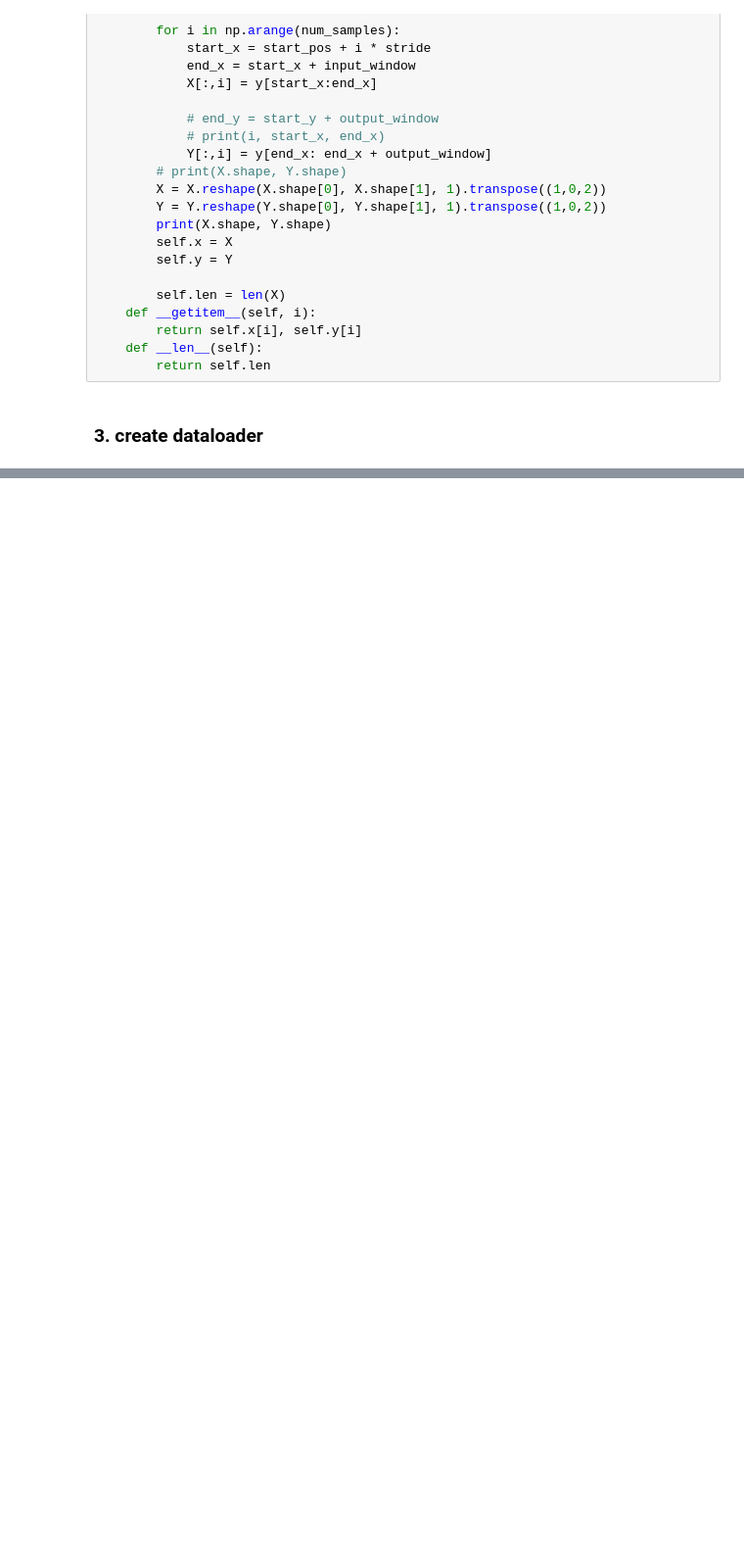
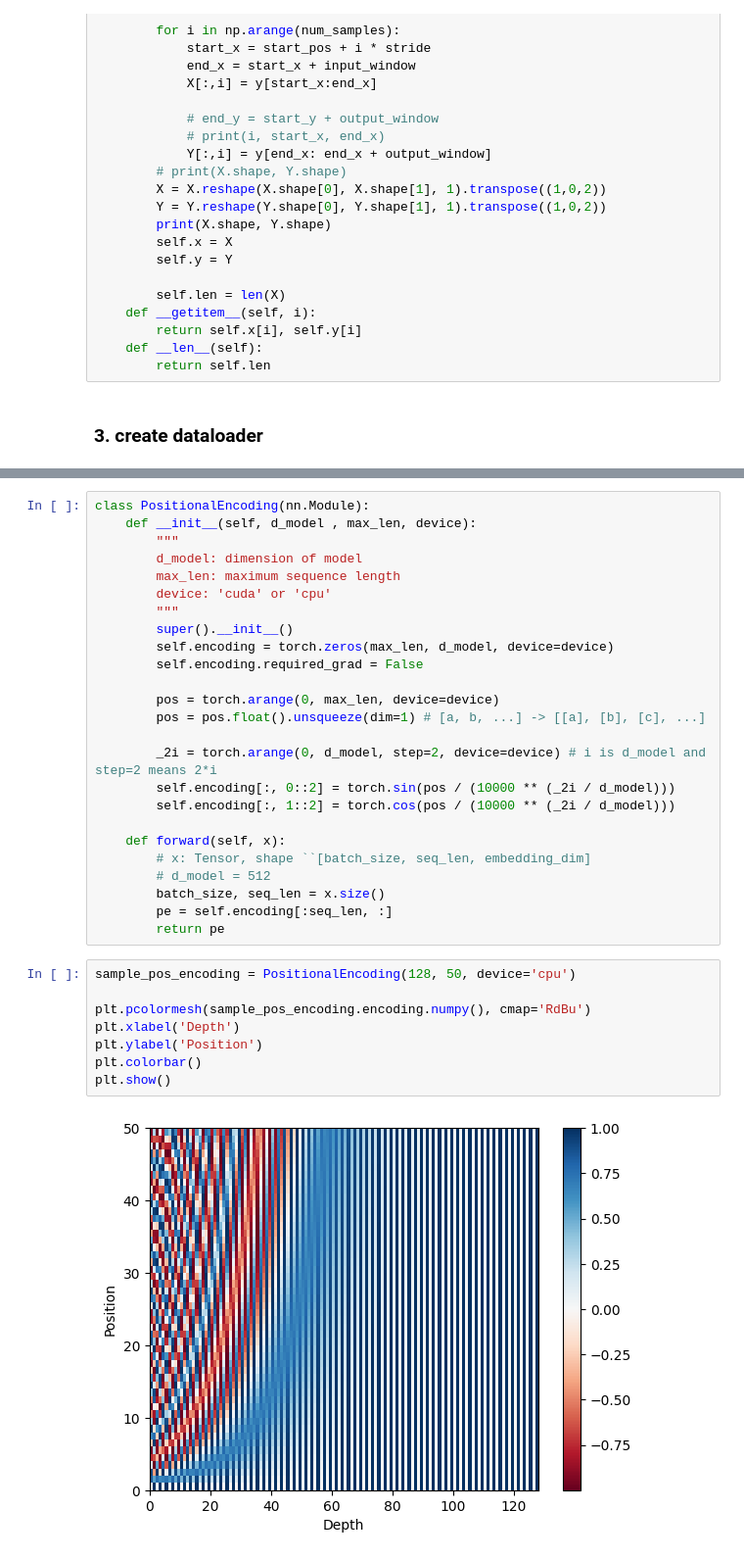
Before and after one commit to alan-kwak/CAIO6_team11, a Jupyter notebook: transformer_kospi_only_window_input.ipynb, the cells around one changed output, grey strips where cells are left out. Shown: that part at 98% size. Cells and saved outputs as stored; diff of their text form; blank space fills up the shorter version.

Commit message:
transformer with kospi window inputs and add some images

```diff
--- a/transformer_kospi_only_window_input.ipynb
+++ b/transformer_kospi_only_window_input.ipynb
@@ -125,0 +144,35 @@ print(next(iter(test_dataset))[0].shape, next(iter(test_dataset))[1].shape)
+# %%
+class PositionalEncoding(nn.Module):
+    def __init__(self, d_model , max_len, device):
+        """
+        d_model: dimension of model
+        max_len: maximum sequence length
+        device: 'cuda' or 'cpu'
+        """
+        super().__init__()
+        self.encoding = torch.zeros(max_len, d_model, device=device)
+        self.encoding.required_grad = False
+
+        pos = torch.arange(0, max_len, device=device)
+        pos = pos.float().unsqueeze(dim=1) # [a, b, ...] -> [[a], [b], [c], ...]
+
+        _2i = torch.arange(0, d_model, step=2, device=device) # i is d_model and step=2 means 2*i
+        self.encoding[:, 0::2] = torch.sin(pos / (10000 ** (_2i / d_model)))
+        self.encoding[:, 1::2] = torch.cos(pos / (10000 ** (_2i / d_model)))
+
+    def forward(self, x):
+        # x: Tensor, shape ``[batch_size, seq_len, embedding_dim]
+        # d_model = 512
+        batch_size, seq_len = x.size()
+        pe = self.encoding[:seq_len, :]
+        return pe
+# %%
+sample_pos_encoding = PositionalEncoding(128, 50, device='cpu')
+
+plt.pcolormesh(sample_pos_encoding.encoding.numpy(), cmap='RdBu')
+plt.xlabel('Depth')
+plt.ylabel('Position')
+plt.colorbar()
+plt.show()
+# %% [output]
+[figure, added]
```
Also changed, not shown: parts of 14 cells of this notebook, 28 other files.
